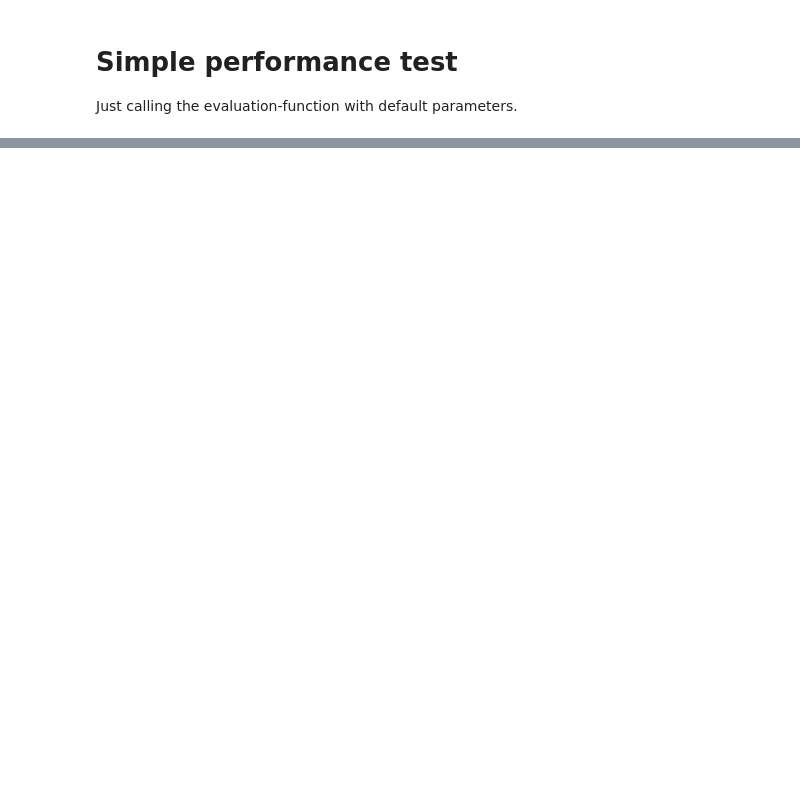
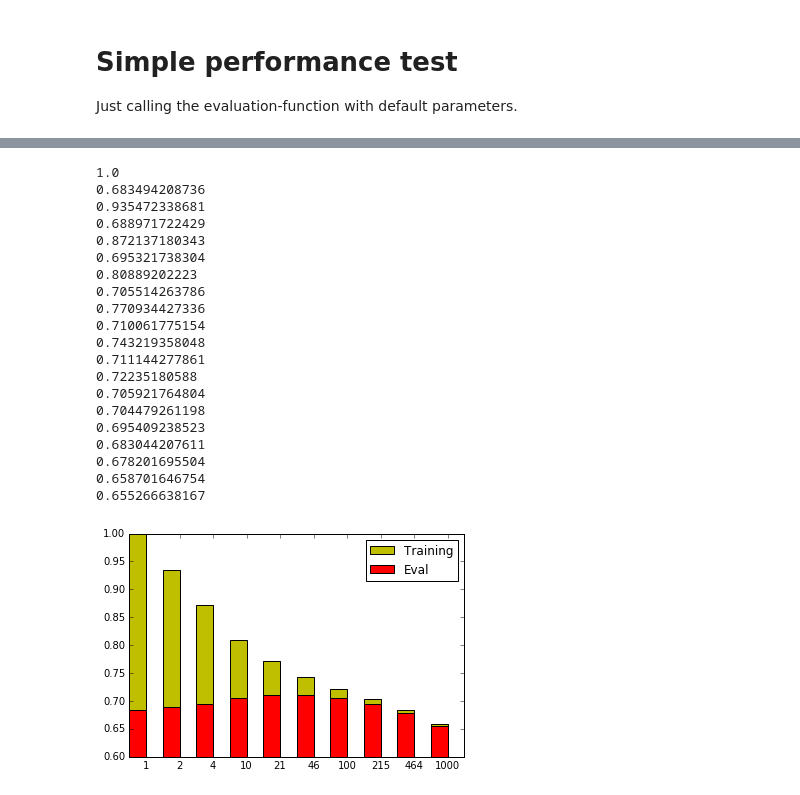
Before and after one commit to bergnerbenjamin/atml, a Jupyter notebook: main/Decision Tree.ipynb, the cells around one changed output, grey strips where cells are left out. Drawn from its saved outputs; the diff is of its cells as text; code cells hidden in the pictures; blank space fills up the shorter version.

```diff
--- a/main/Decision Tree.ipynb
+++ b/main/Decision Tree.ipynb
@@ -7,12 +7,13 @@ from sklearn import tree, preprocessing
 import numpy as np
 from loaddata import get_instances_from_csv
 from startEvaluation import evaluation
-
+from matplotlib import pyplot as plt
+%matplotlib inline
 DATAPATH = "../sub_datasets/subset_0.csv"
 DATAPATH1 = "../sub_datasets/subset_1.csv"
 RANDOM_SEED=42
-TRAINROWS = 200000
-EVALROWS = 200000
+TRAINROWS = 400000
+EVALROWS = 400000
 
 training_data = get_instances_from_csv(DATAPATH, "train", numrows=TRAINROWS)
 eval_data = get_instances_from_csv(DATAPATH1,"train", numrows=EVALROWS)
@@ -27,14 +28,15 @@ print(scaler)
 
 def print_prediction(training_data, eval_data, *args, **kwargs):
 
-    print("start training")
+    #print("start training")
     clf = tree.DecisionTreeClassifier(random_state=42, *args, **kwargs)
     clf = clf.fit(training_data[0], training_data[1])
-    print("finished training svm %s"%clf)
+    #print("finished training svm %s"%clf)
     evt = evaluation(training_data[1], clf.predict(training_data[0]))
-    print("accuracy on traning data:")
-    evt.print_only_accuracy()
+    #print("accuracy on traning data:")
+    a1 = evt.print_only_accuracy()
     eve = evaluation(eval_data[1], clf.predict(eval_data[0]))
-    print("accuracy on evaluation data:")
-    eve.print_only_accuracy()
+    #print("accuracy on evaluation data:")
+    a2 = eve.print_only_accuracy()
+    return (a1, a2)
 # %% [output]
@@ -70,0 +58,41 @@ accuracy on evaluation data:
+# %%
+# try to use more samples per leaf
+plot_data_num = []
+plot_data_accuracy = []
+plot_data_accuracy1 = []
+for num in np.logspace(0, 3, 10):
+    a = print_prediction(training_data, eval_data, min_samples_leaf=num)
+    plot_data_num.append(int(num))
+    plot_data_accuracy.append(a[0])
+    plot_data_accuracy1.append(a[1])
+
+plot1 =  plt.bar(np.arange(len(plot_data_accuracy)), plot_data_accuracy, width=0.5, color="y")
+
+plot = plt.bar(np.arange(len(plot_data_accuracy1)), plot_data_accuracy1, width=0.5, color="r")
+plt.legend((plot1[0], plot[0]), ('Training', 'Eval'))
+plt.ylim(ymin=.6)
+plt.xticks(np.arange(len(plot_data_num))+0.5, plot_data_num)
+
+plt.show()
+# %% [output]
+1.0
+0.683494208736
+0.935472338681
+0.688971722429
+0.872137180343
+0.695321738304
+0.80889202223
+0.705514263786
+0.770934427336
+0.710061775154
+0.743219358048
+0.711144277861
+0.72235180588
+0.705921764804
+0.704479261198
+0.695409238523
+0.683044207611
+0.678201695504
+0.658701646754
+0.655266638167
+[figure, added]
```
Also changed, not shown: parts of 14 cells of this notebook.
